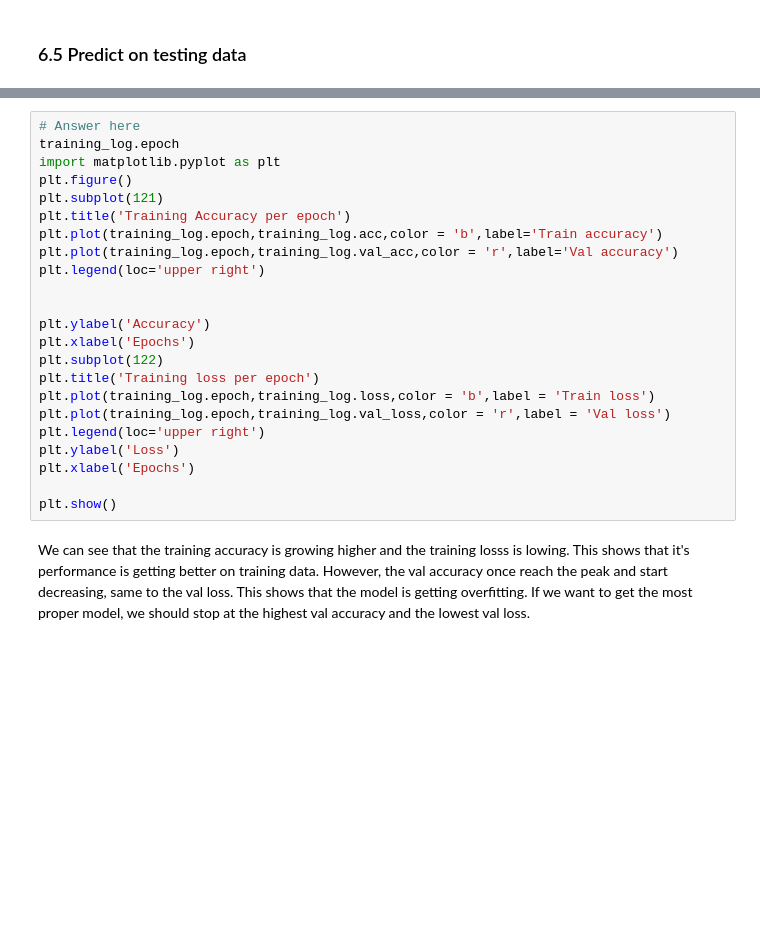
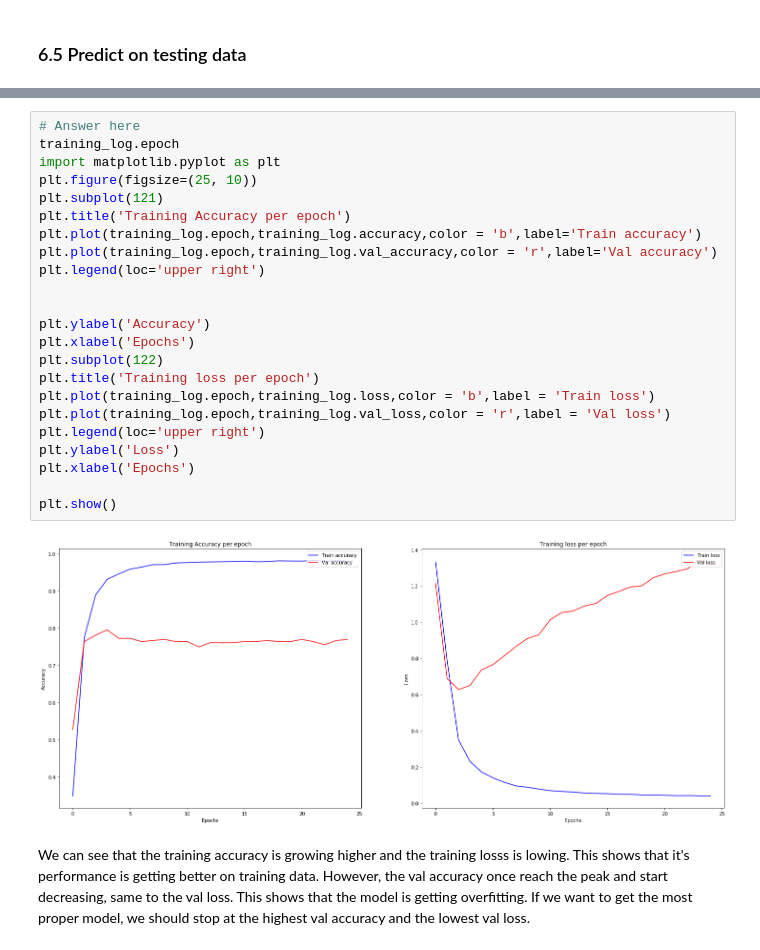
Before and after one commit to chuangyc/DM19-Lab2-Homework, a Jupyter notebook: DM19-Lab2-Homework.ipynb, the cells around one changed output, grey strips where cells are left out. Cells and saved outputs as stored; diff of their text form; blank space fills up the shorter version.

```diff
--- a/DM19-Lab2-Homework.ipynb
+++ b/DM19-Lab2-Homework.ipynb
@@ -423,26 +456,28 @@ Plot the Training and Validation Accuracy and Loss (different plots), just like
 # %%
 # Answer here
 training_log.epoch
 import matplotlib.pyplot as plt
-plt.figure()
+plt.figure(figsize=(25, 10))
 plt.subplot(121)
 plt.title('Training Accuracy per epoch')
-plt.plot(training_log.epoch,training_log.acc,color = 'b',label='Train accuracy')
-plt.plot(training_log.epoch,training_log.val_acc,color = 'r',label='Val accuracy')
+plt.plot(training_log.epoch,training_log.accuracy,color = 'b',label='Train accuracy')
+plt.plot(training_log.epoch,training_log.val_accuracy,color = 'r',label='Val accuracy')
 plt.legend(loc='upper right')
 
 
 plt.ylabel('Accuracy')
 plt.xlabel('Epochs')
 plt.subplot(122)
 plt.title('Training loss per epoch')
 plt.plot(training_log.epoch,training_log.loss,color = 'b',label = 'Train loss')
 plt.plot(training_log.epoch,training_log.val_loss,color = 'r',label = 'Val loss')
 plt.legend(loc='upper right')
 plt.ylabel('Loss')
 plt.xlabel('Epochs')
 
 plt.show()
+# %% [output]
+[figure, added]
 # %% [markdown]
 We can see that the training accuracy is growing higher and the training losss is lowing. This shows that it's performance is getting better on training data.
 However, the val accuracy once reach the peak and start decreasing, same to the val loss. This shows that the model is getting overfitting. If we want to get the most proper model, we should stop at the highest val accuracy and the lowest val loss.
```
Also changed, not shown: parts of 15 cells of this notebook.
